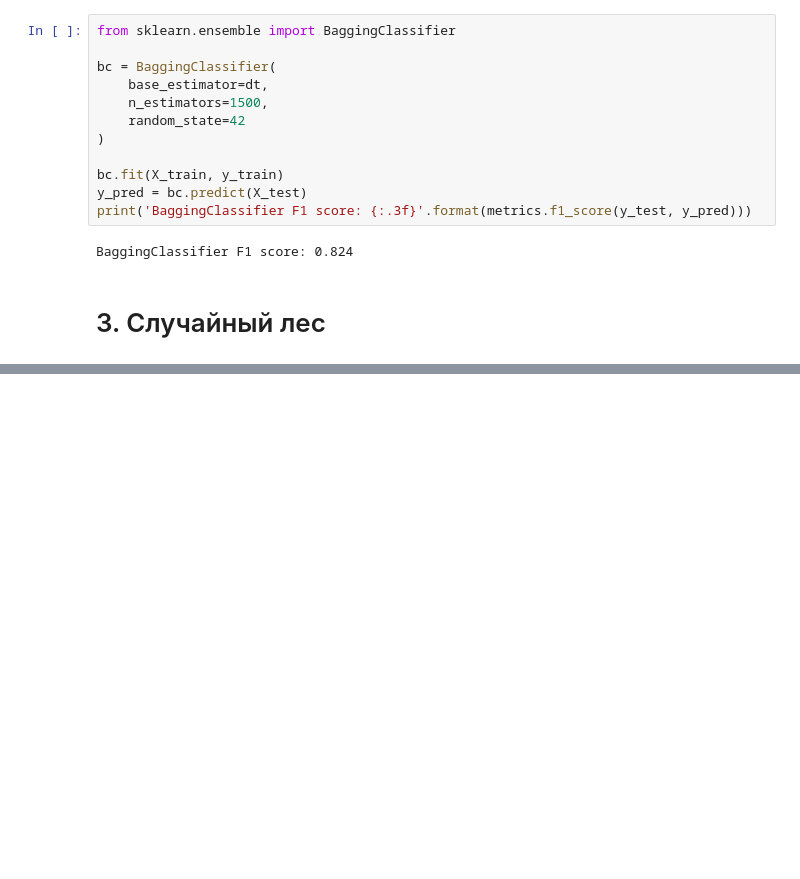
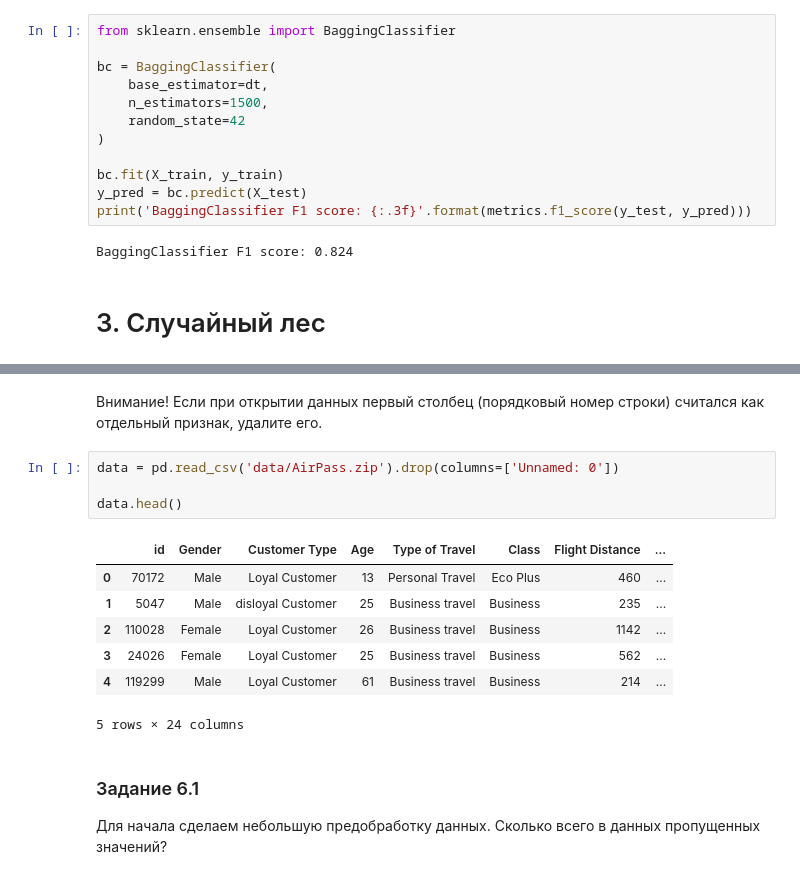
Before and after one commit to Terr14/SF_DS, a Jupyter notebook: SF_DataScience/MATH&ML-9. Математика ансамблевых методов/MATH&ML-9. Математика ансамблевых методов.ipynb, the cells around one changed output, grey strips where cells are left out. Cells and saved outputs as stored; diff of their text form; blank space fills up the shorter version.

```diff
--- a/SF_DataScience/MATH&ML-9. Математика ансамблевых методов/MATH&ML-9. Математика ансамблевых методов.ipynb
+++ b/SF_DataScience/MATH&ML-9. Математика ансамблевых методов/MATH&ML-9. Математика ансамблевых методов.ipynb
@@ -492,0 +1590,18 @@ BaggingClassifier F1 score: 0.824
+# %% [markdown]
+Внимание! Если при открытии данных первый столбец (порядковый номер строки) считался как отдельный признак, удалите его.
+# %%
+data = pd.read_csv('data/AirPass.zip').drop(columns=['Unnamed: 0'])
+
+data.head()
+# %% [output]
+|  | id | Gender | Customer Type | Age | Type of Travel | Class | Flight Distance | ... |
+| 0 | 70172 | Male | Loyal Customer | 13 | Personal Travel | Eco Plus | 460 | ... |
+| 1 | 5047 | Male | disloyal Customer | 25 | Business travel | Business | 235 | ... |
+| 2 | 110028 | Female | Loyal Customer | 26 | Business travel | Business | 1142 | ... |
+| 3 | 24026 | Female | Loyal Customer | 25 | Business travel | Business | 562 | ... |
+| 4 | 119299 | Male | Loyal Customer | 61 | Business travel | Business | 214 | ... |
+5 rows × 24 columns
+# %% [markdown]
+### Задание 6.1
+
+Для начала сделаем небольшую предобработку данных. Сколько всего в данных пропущенных значений?
```
Also changed, not shown: parts of 154 cells of this notebook, 9 other files.
